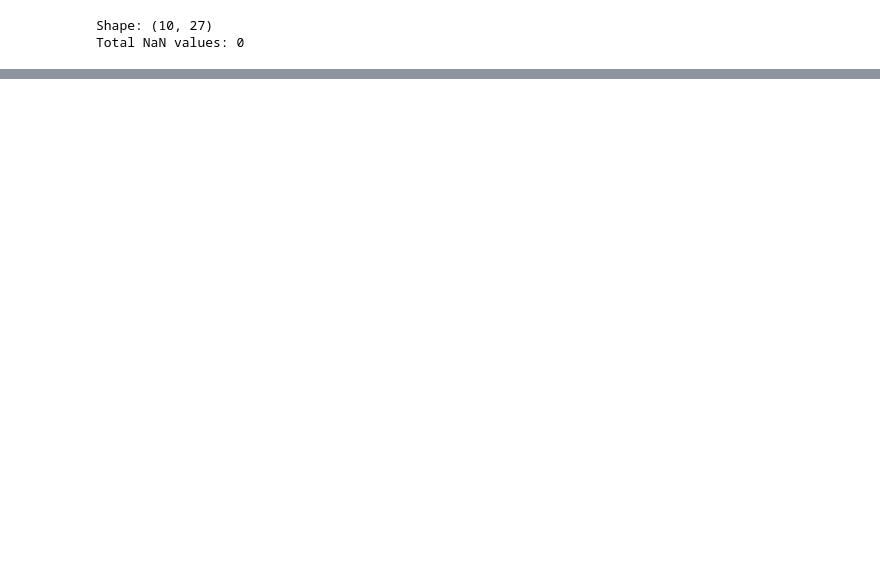
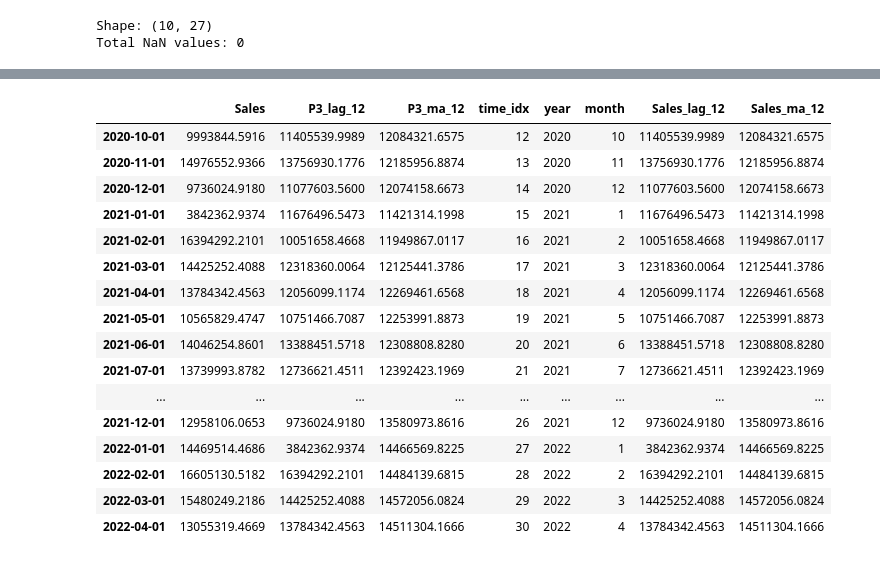
Before and after one commit to BeatrizAzevedoMonteiro/BCwDS_Case-2_SIEMENS_MonthlySalesForecast, a Jupyter notebook: modeling.ipynb, the cells around one changed output, grey strips where cells are left out. Drawn from its saved outputs; the diff is of its cells as text; code cells hidden in the pictures; blank space fills up the shorter version.

```diff
--- a/modeling.ipynb
+++ b/modeling.ipynb
@@ -2614,0 +2970,30 @@ Total NaN values: 0
+# %%
+def create_time_series_features(df, lags):
+    df = df.copy()
+    df.index = pd.to_datetime(df.index)  # Ensure datetime index
+    df["time_idx"] = np.arange(len(df))  # Create a simple trend feature
+
+    # Extract basic time-based features
+    df["year"] = df.index.year
+    df["month"] = df.index.month
+
+    # Create a dictionary to store new features for better performance
+    new_features = {}
+
+    for col in df.columns:
+        if col.startswith("Sales"):  # Only apply to product sales columns
+            # Lag features
+            for lag in lags:
+                new_features[f"{col}_lag_{lag}"] = df[col].shift(lag)
+
+            # Moving Average Features
+            for window in lags:
+                new_features[f"{col}_ma_{window}"] = df[col].rolling(window=window).mean()
+
+    # Concatenate new features to the original DataFrame
+    df = pd.concat([df, pd.DataFrame(new_features)], axis=1)
+
+    # Drop NaNs from lag-based features (Optional, depending on your use case)
+    df = df.dropna()
+
+    return df
@@ -2614,0 +3073,4 @@ Total NaN values: 0
+# %%
+df = lagged_product_dfs['P3'][['Sales', 'P3_lag_12', 'P3_ma_12']].copy()
+test_3 = pd.DataFrame(index=test_index, columns=['Sales'], dtype=float)
+df_extended = pd.concat([df, test_3])
@@ -2614,0 +3097,22 @@ Total NaN values: 0
+# %%
+df_extended = create_time_series_features(df_extended, lags=[12])
+# %%
+df_extended
+# %% [output]
+|  | Sales | P3_lag_12 | P3_ma_12 | time_idx | year | month | Sales_lag_12 | Sales_ma_12 |
+| 2020-10-01 | 9993844.5916 | 11405539.9989 | 12084321.6575 | 12 | 2020 | 10 | 11405539.9989 | 12084321.6575 |
+| 2020-11-01 | 14976552.9366 | 13756930.1776 | 12185956.8874 | 13 | 2020 | 11 | 13756930.1776 | 12185956.8874 |
+| 2020-12-01 | 9736024.9180 | 11077603.5600 | 12074158.6673 | 14 | 2020 | 12 | 11077603.5600 | 12074158.6673 |
+| 2021-01-01 | 3842362.9374 | 11676496.5473 | 11421314.1998 | 15 | 2021 | 1 | 11676496.5473 | 11421314.1998 |
+| 2021-02-01 | 16394292.2101 | 10051658.4668 | 11949867.0117 | 16 | 2021 | 2 | 10051658.4668 | 11949867.0117 |
+| 2021-03-01 | 14425252.4088 | 12318360.0064 | 12125441.3786 | 17 | 2021 | 3 | 12318360.0064 | 12125441.3786 |
+| 2021-04-01 | 13784342.4563 | 12056099.1174 | 12269461.6568 | 18 | 2021 | 4 | 12056099.1174 | 12269461.6568 |
+| 2021-05-01 | 10565829.4747 | 10751466.7087 | 12253991.8873 | 19 | 2021 | 5 | 10751466.7087 | 12253991.8873 |
+| 2021-06-01 | 14046254.8601 | 13388451.5718 | 12308808.8280 | 20 | 2021 | 6 | 13388451.5718 | 12308808.8280 |
+| 2021-07-01 | 13739993.8782 | 12736621.4511 | 12392423.1969 | 21 | 2021 | 7 | 12736621.4511 | 12392423.1969 |
+| ... | ... | ... | ... | ... | ... | ... | ... | ... |
+| 2021-12-01 | 12958106.0653 | 9736024.9180 | 13580973.8616 | 26 | 2021 | 12 | 9736024.9180 | 13580973.8616 |
+| 2022-01-01 | 14469514.4686 | 3842362.9374 | 14466569.8225 | 27 | 2022 | 1 | 3842362.9374 | 14466569.8225 |
+| 2022-02-01 | 16605130.5182 | 16394292.2101 | 14484139.6815 | 28 | 2022 | 2 | 16394292.2101 | 14484139.6815 |
+| 2022-03-01 | 15480249.2186 | 14425252.4088 | 14572056.0824 | 29 | 2022 | 3 | 14425252.4088 | 14572056.0824 |
+| 2022-04-01 | 13055319.4669 | 13784342.4563 | 14511304.1666 | 30 | 2022 | 4 | 13784342.4563 | 14511304.1666 |
```
Also changed, not shown: parts of 37 cells of this notebook.
